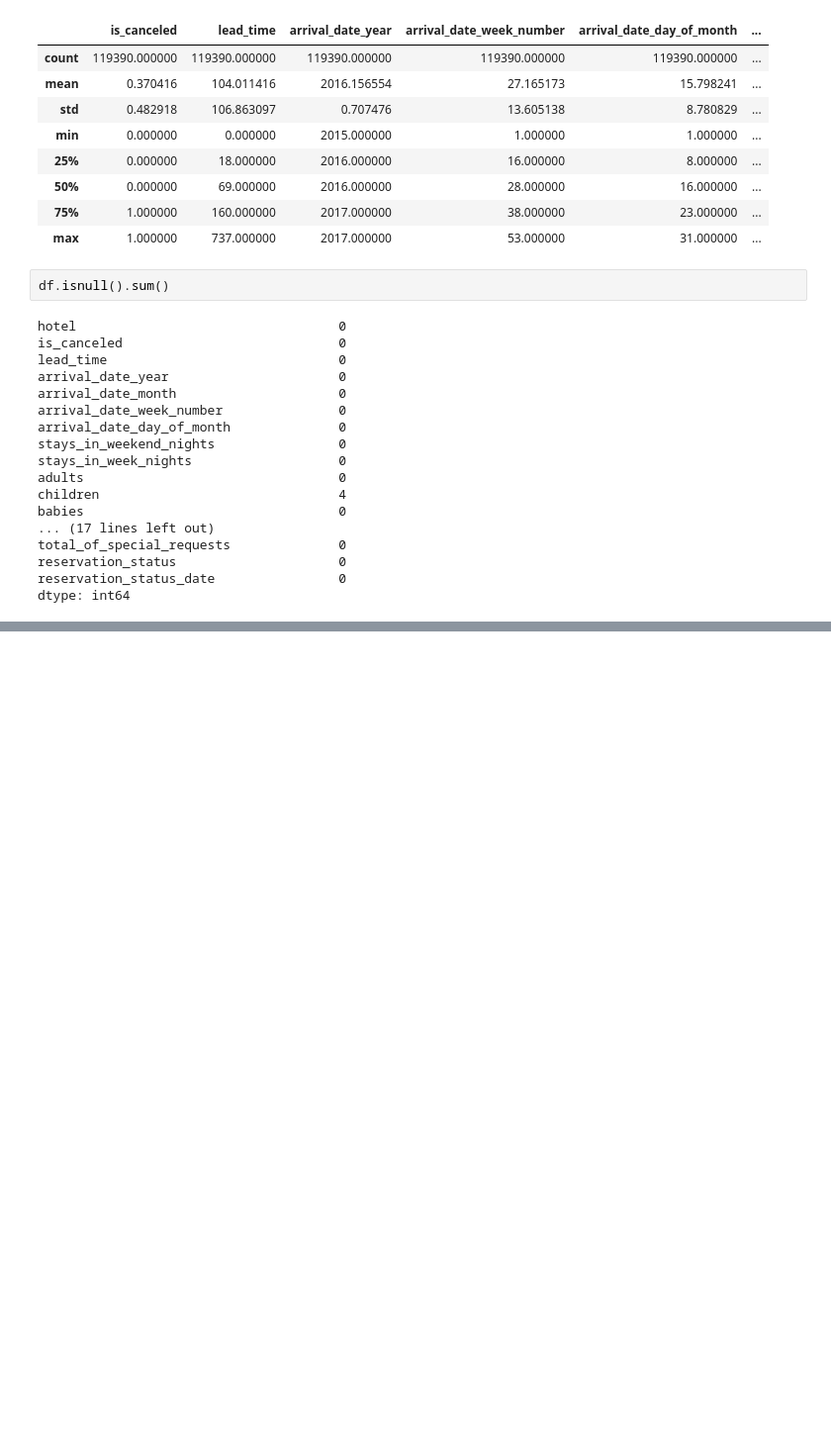
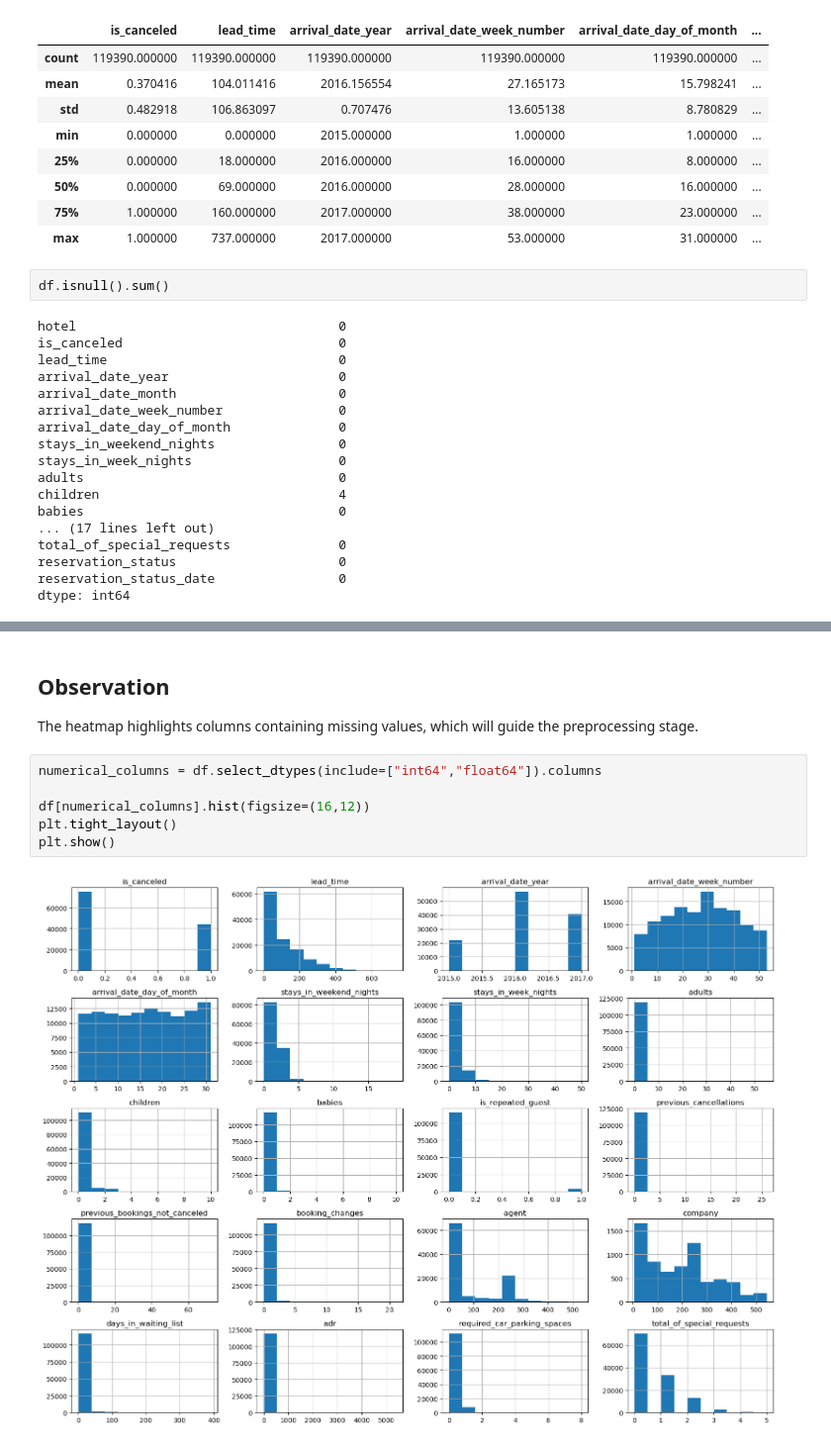
Before and after one commit to venkatjyoshitpotnuru/Hotel-Booking-Cancellation-Using-Ensemble-Learning, a Jupyter notebook: notebooks/Hotel_Booking_Ensemble_Study.ipynb.ipynb, the cells around one changed output, grey strips where cells are left out. Shown at 99% size. Drawn from its saved outputs; the diff is of its cells as text; blank space fills up the shorter version.

```diff
--- a/notebooks/Hotel_Booking_Ensemble_Study.ipynb.ipynb
+++ b/notebooks/Hotel_Booking_Ensemble_Study.ipynb.ipynb
@@ -109,0 +130,12 @@ dtype: int64
+# %% [markdown]
+## Observation
+
+The heatmap highlights columns containing missing values, which will guide the preprocessing stage.
+# %%
+numerical_columns = df.select_dtypes(include=["int64","float64"]).columns
+
+df[numerical_columns].hist(figsize=(16,12))
+plt.tight_layout()
+plt.show()
+# %% [output]
+[figure, added]
```
Also changed, not shown: parts of 9 cells of this notebook.
